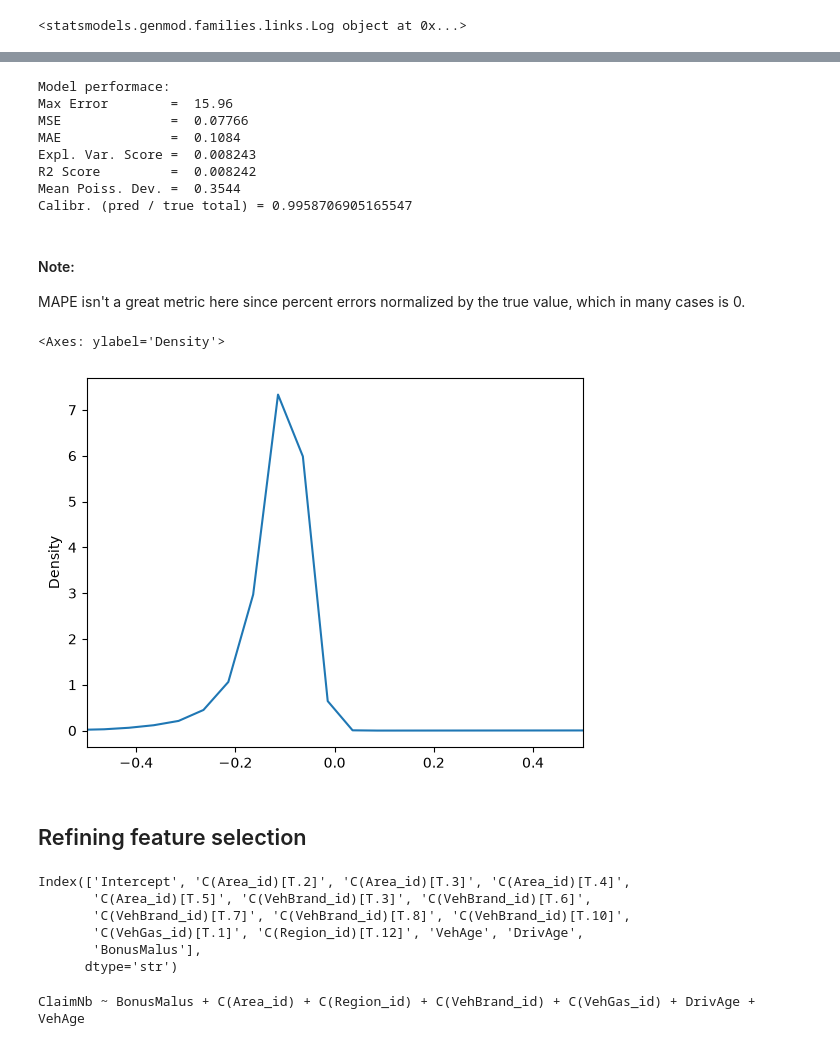
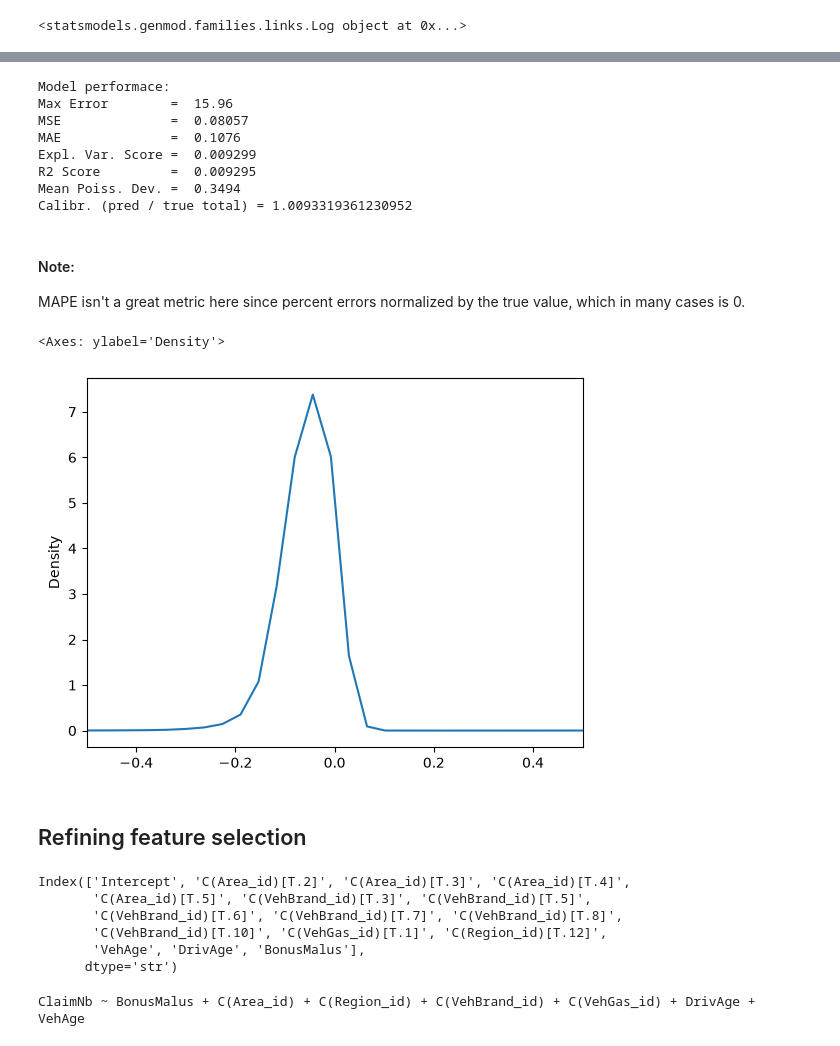
Before and after one commit to felimomo/fremtpl2-insurance-claims-prediction, a Jupyter notebook: analysis.ipynb, the cells around one changed output, grey strips where cells are left out. Cells and saved outputs as stored; diff of their text form; code cells hidden in the pictures.

```diff
--- a/analysis.ipynb
+++ b/analysis.ipynb
@@ -183,8 +186,12 @@ Calibr. (pred / true total) = {y_pred.sum() / y_true.sum() }
 from sklearn.preprocessing import MinMaxScaler
 
 def preprocess_data(df, features:list, targets: list, id_col: str = 'IDpol'):
+    if targets == ['ClaimAmount']:
+        additional = ['ClaimNb']
+    else:
+        additional = []
 
-    df = df[features+targets]
+    df = df[features+targets+additional]
     #
     for col_name in df.select_dtypes(str).columns:
         df[col_name + '_id'] = df[col_name].astype('category').cat.codes.astype('category')
@@ -192,7 +199,7 @@ def preprocess_data(df, features:list, targets: list, id_col: str = 'IDpol'):
     categorical_df = df.select_dtypes(include=['category'])
     numerical_df = df.select_dtypes(include=['number'])
     exposure = df[['Exposure']]
-    claimnb = df['ClaimNb']
+    targets_df = df[targets+additional]
     #
     scaler = MinMaxScaler()
     rescaled_num_df = pd.DataFrame(
@@ -200,11 +207,12 @@ def preprocess_data(df, features:list, targets: list, id_col: str = 'IDpol'):
     )
     #
     full_data = rescaled_num_df.merge(categorical_df, left_index=True, right_index=True)
-    for target in targets:
+    for target in targets+additional:
         full_data[target] = full_data.pop(target) # move targets to last position
     full_data['Unscaled_Exposure'] = exposure
-    # full_data.drop('ClaimNb')
-    full_data['ClaimNb'] = claimnb # also used unscaled ClaimNb
+
+    full_data[targets+additional] = targets_df # also used unscaled targets
+
     return full_data
 # %%
 id_col = ['IDpol']
@@ -308,29 +316,29 @@ print(get_metrics_str(result, eval_data=ev_prepr_data, target=targets[TARG_ID]))
 # %% [output]
 Model performace:
 Max Error        =  15.96
-MSE              =  0.07766
-MAE              =  0.1084
-Expl. Var. Score =  0.008243
-R2 Score         =  0.008242
-Mean Poiss. Dev. =  0.3544
-Calibr. (pred / true total) = 0.9958706905165547
+MSE              =  0.08057
+MAE              =  0.1076
+Expl. Var. Score =  0.009299
+R2 Score         =  0.009295
+Mean Poiss. Dev. =  0.3494
+Calibr. (pred / true total) = 1.0093319361230952
 # %% [markdown]
 #### Note:
 
 MAPE isn't a great metric here since percent errors normalized by the true value, which in many cases is 0.
 # %%
-y_pred = result.predict(exog=ev_prepr_data, offset=np.log(tr_prepr_data['Unscaled_Exposure']))
+y_pred = result.predict(exog=ev_prepr_data, offset=np.log(ev_prepr_data['Unscaled_Exposure']))
 y_true = ev_prepr_data[targets[TARG_ID]]
 pd.DataFrame(
     {
         'y_true': y_true,
         'y_pred': y_pred,
         'diff': y_true - y_pred,
     }
 )['diff'].plot(kind='density', xlim=(-0.5,0.5))
 # %% [output]
 <Axes: ylabel='Density'>
-[figure, old version]
+[figure, new version]
 # %% [markdown]
 ## Refining feature selection
 # %%
@@ -343,10 +351,10 @@ results_df = results_df.apply(pd.to_numeric)
 results_df[results_df['P>|z|'] < 0.01].index
 # %% [output]
 Index(['Intercept', 'C(Area_id)[T.2]', 'C(Area_id)[T.3]', 'C(Area_id)[T.4]',
-       'C(Area_id)[T.5]', 'C(VehBrand_id)[T.3]', 'C(VehBrand_id)[T.6]',
-       'C(VehBrand_id)[T.7]', 'C(VehBrand_id)[T.8]', 'C(VehBrand_id)[T.10]',
-       'C(VehGas_id)[T.1]', 'C(Region_id)[T.12]', 'VehAge', 'DrivAge',
-       'BonusMalus'],
+       'C(Area_id)[T.5]', 'C(VehBrand_id)[T.3]', 'C(VehBrand_id)[T.5]',
+       'C(VehBrand_id)[T.6]', 'C(VehBrand_id)[T.7]', 'C(VehBrand_id)[T.8]',
+       'C(VehBrand_id)[T.10]', 'C(VehGas_id)[T.1]', 'C(Region_id)[T.12]',
+       'VehAge', 'DrivAge', 'BonusMalus'],
       dtype='str')
 # %%
 new_predictors = results_df[results_df['P>|z|'] < 0.01].index.to_list()[1:] # zeroth element of predictors is "Intercept" which is automatically added
```
Also changed, not shown: parts of 40 cells of this notebook.
